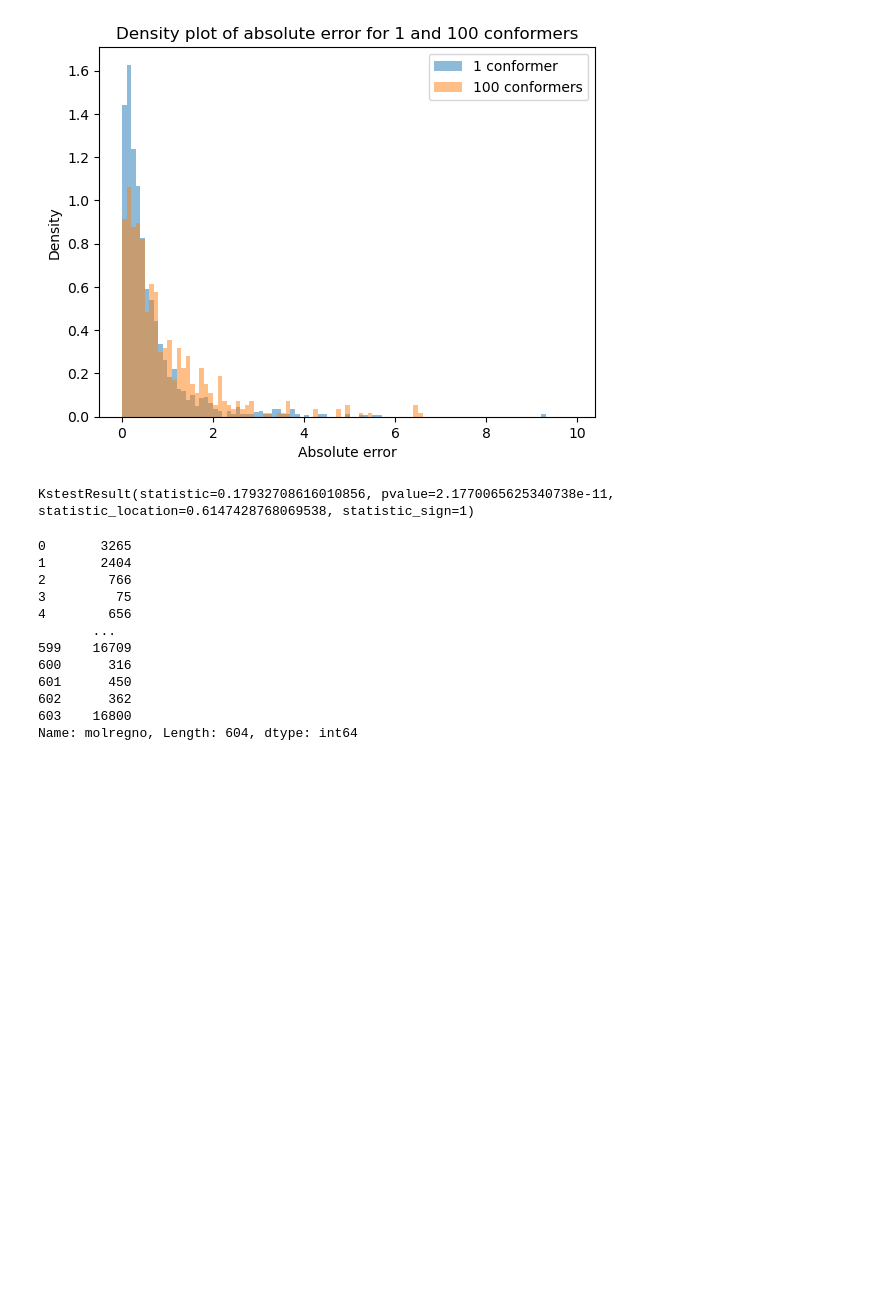
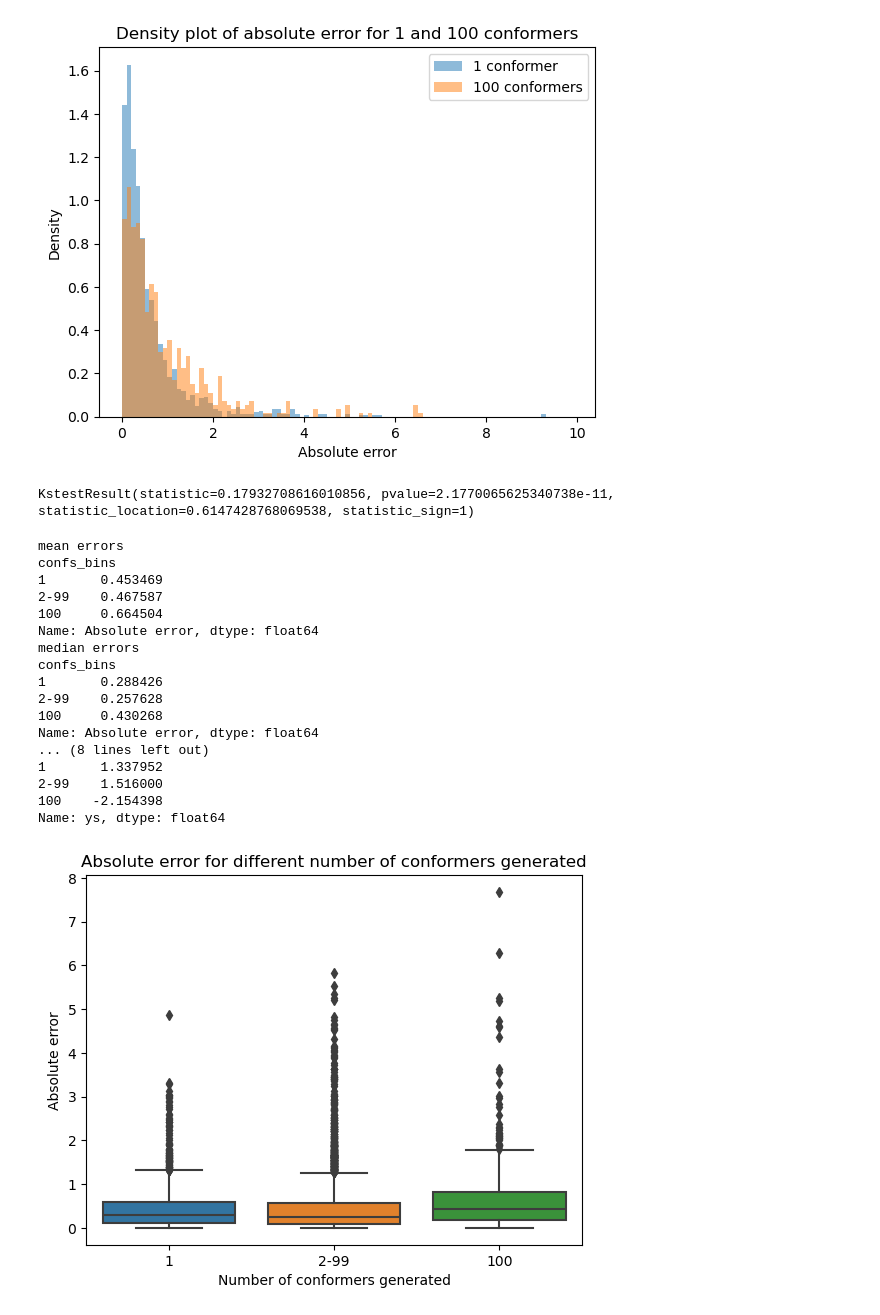
Before and after one commit to Cschiebroek/mdfptools, a Jupyter notebook: carl/data_curation/013_3D_sensative_set.ipynb, the cells around one changed output. Saved outputs shown, nothing was run; the diff lists cells and outputs as text; code cells hidden in the pictures; blank space fills up the shorter version.

```diff
--- a/carl/data_curation/013_3D_sensative_set.ipynb
+++ b/carl/data_curation/013_3D_sensative_set.ipynb
@@ -288,15 +271,42 @@ print(f"P-value: {p_value}")
-# %%
-molregnos_xgboost_physchem[0]
-# %% [output]
-0       3265
-1       2404
-2        766
-3         75
-4        656
-       ...
-599    16709
-600      316
-601      450
-602      362
-603    16800
-Name: molregno, Length: 604, dtype: int64
+# %%
+df_xgboost_physchem
+#creat bins for confs_generated; 1, 2-99, 100
+df_xgboost_physchem['confs_bins'] = pd.cut(df_xgboost_physchem['confs_generated'], bins=[0,1,99,100], labels=['1', '2-99', '100'])
+df_xgboost_physchem['confs_bins'].value_counts()
+#plot absolute error for these bins
+import seaborn as sns
+sns.boxplot(x='confs_bins', y='Absolute error', data=df_xgboost_physchem)
+plt.xlabel('Number of conformers generated')
+plt.ylabel('Absolute error')
+plt.title('Absolute error for different number of conformers generated')
+#print the mean and medians of absolute error for these bins
+print('mean errors')
+print(df_xgboost_physchem.groupby('confs_bins')['Absolute error'].mean())
+print('median errors')
+print(df_xgboost_physchem.groupby('confs_bins')['Absolute error'].median())
+#now also the mean and median of the ys
+print('mean ys')
+print(df_xgboost_physchem.groupby('confs_bins')['ys'].mean())
+print('median ys')
+print(df_xgboost_physchem.groupby('confs_bins')['ys'].median())
+
+plt.show()
+# %% [output]
+mean errors
+confs_bins
+1       0.453469
+2-99    0.467587
+100     0.664504
+Name: Absolute error, dtype: float64
+median errors
+confs_bins
+1       0.288426
+2-99    0.257628
+100     0.430268
+Name: Absolute error, dtype: float64
+... (8 lines left out)
+1       1.337952
+2-99    1.516000
+100    -2.154398
+Name: ys, dtype: float64
+[figure, added]
```
Also changed, not shown: parts of 39 cells of this notebook, 7 other files.
